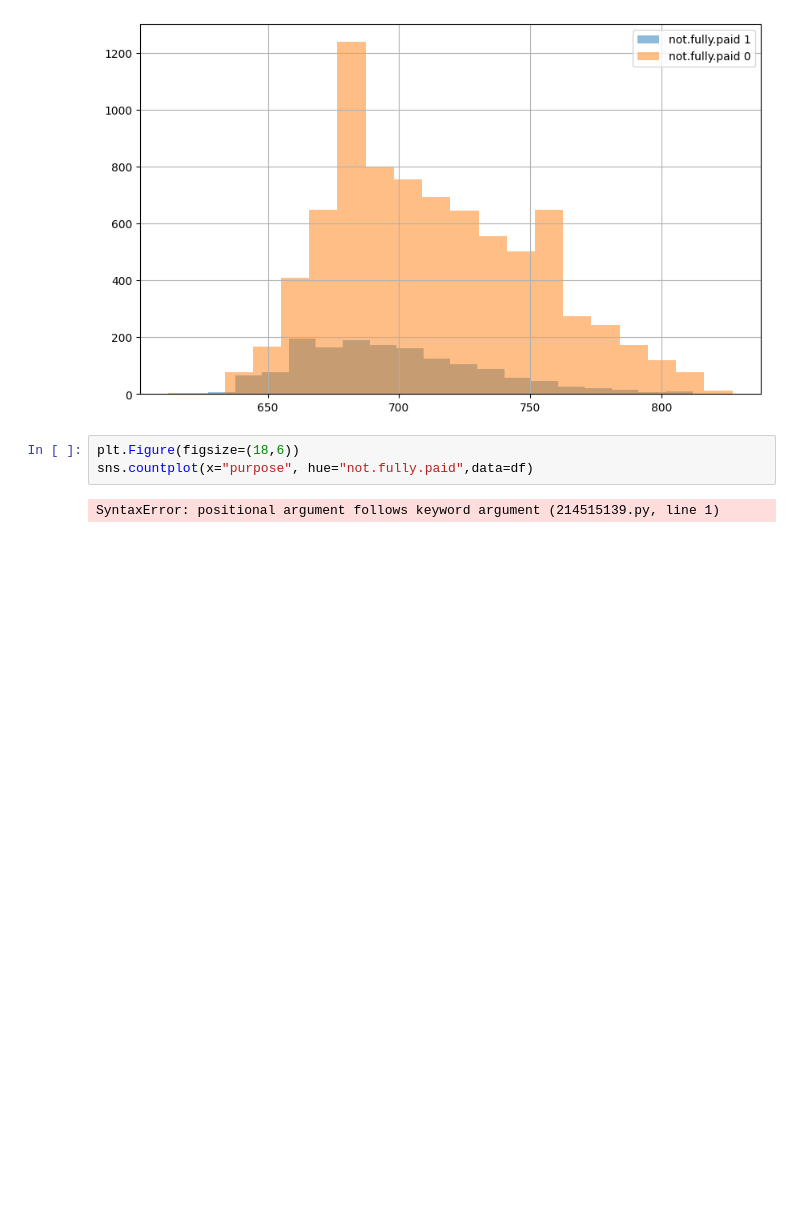
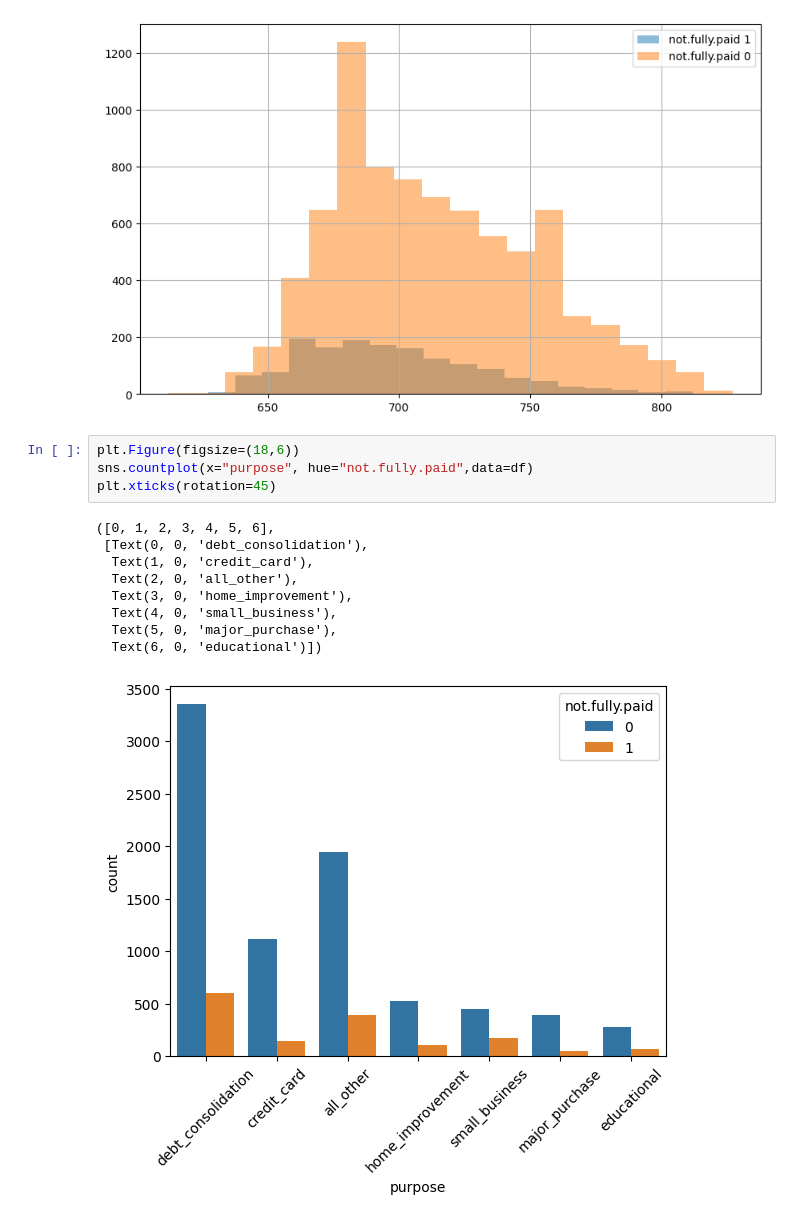
Before and after one commit to araujojv/analise_de_credito_machine_learning, a Jupyter notebook: notebooks/analise_credito.ipynb, the cells around one changed output. Saved outputs shown, nothing was run; the diff lists cells and outputs as text; blank space fills up the shorter version.

Commit message:
fix - name figure large

```diff
--- a/notebooks/analise_credito.ipynb
+++ b/notebooks/analise_credito.ipynb
@@ -65,5 +65,14 @@ plt.legend()
 # %%
 plt.Figure(figsize=(18,6))
 sns.countplot(x="purpose", hue="not.fully.paid",data=df)
+plt.xticks(rotation=45)
 # %% [output]
-SyntaxError: positional argument follows keyword argument (214515139.py, line 1)
+([0, 1, 2, 3, 4, 5, 6],
+ [Text(0, 0, 'debt_consolidation'),
+  Text(1, 0, 'credit_card'),
+  Text(2, 0, 'all_other'),
+  Text(3, 0, 'home_improvement'),
+  Text(4, 0, 'small_business'),
+  Text(5, 0, 'major_purchase'),
+  Text(6, 0, 'educational')])
+[figure, added]
```
